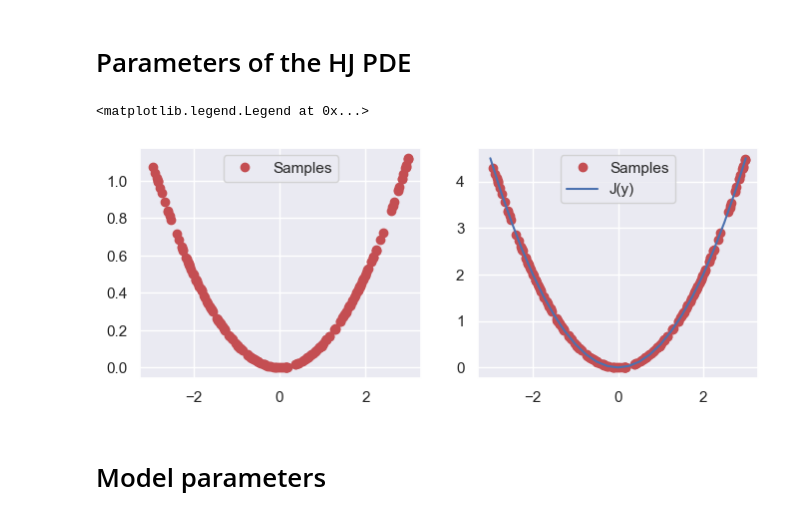
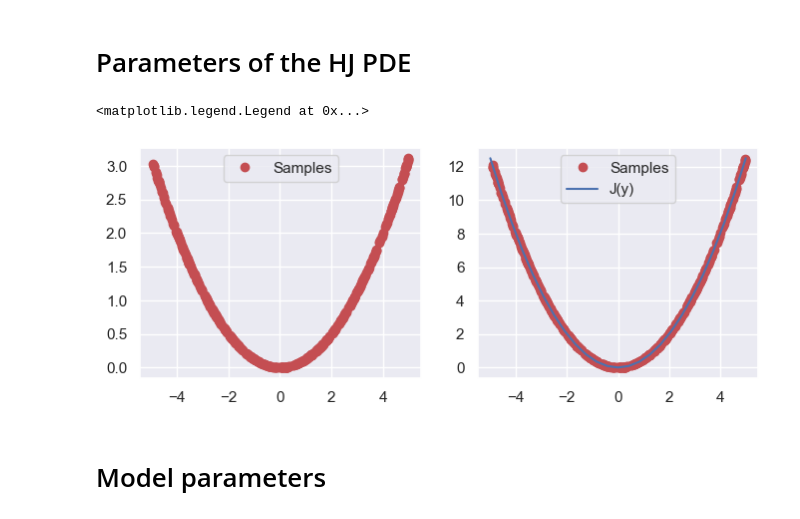
Before and after one commit to Gabriel-P-Langlois/lpn_for_nonconvex_control, a Jupyter notebook: exps/_hjpdes_experiments/exp_0_diagnostic_tikhonov.ipynb, the cells around one changed output. Saved outputs shown, nothing was run; the diff lists cells and outputs as text; code cells hidden in the pictures.

```diff
--- a/exps/_hjpdes_experiments/exp_0_diagnostic_tikhonov.ipynb
+++ b/exps/_hjpdes_experiments/exp_0_diagnostic_tikhonov.ipynb
@@ -45,9 +45,9 @@ $J(x) = \frac{\alpha}{2}\Vert x\Vert^{2}$.
 alpha = 1
 
 # Number of samples and range [a,b] from which to sample and plot
-K = 200
-b = 3
-a = -3
+K = 500
+b = 5
+a = -5
 
 
 # True solution S(y,t)
@@ -73,34 +73,34 @@ def compute_initial_data_minplus(y,alpha):
         alpha:          Rgularization parameter
 
     Outputs:
         Jy:             Value of the initial data of the minplus HJ PDE
     """
 
     Jy = 0.5*alpha*torch.pow(y,2)
     return Jy
 
 
 # Generate K samples uniformly from [-3,5]
 ysamples = a + (b-a)*torch.rand(size=(K,1))
 Sysamples = compute_true_solution(ysamples,alpha)
 Jysamples = compute_initial_data_minplus(ysamples,alpha)
 
 # Compute the true solution S(y)
 ytrue = np.linspace(a,b,25)
 Sytrue = 0.5*pow(ytrue*alpha/(1+alpha),2)
 Jytrue = 0.5*alpha*pow(ytrue,2)
 
 plt.subplot(1,2,1)
 plt.plot(ysamples.numpy(),Sysamples.numpy(),'o', color='r',label="Samples");
 plt.legend()
 
 plt.subplot(1,2,2)
 plt.plot(ysamples.numpy(),Jysamples.numpy(),'o', color='r', label="Samples")
 plt.plot(ytrue,Jytrue,'-',label="J(y)")
 plt.legend()
 # %% [output]
 <matplotlib.legend.Legend at 0x...>
-[figure, old version]
+[figure, new version]
 # %% [markdown]
 # Model parameters
 # %%
```
Also changed, not shown: parts of 6 cells of this notebook, 4 other files.
